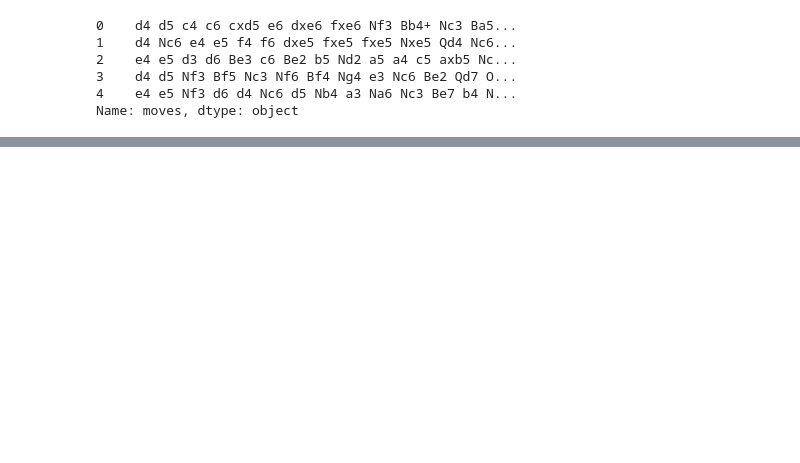
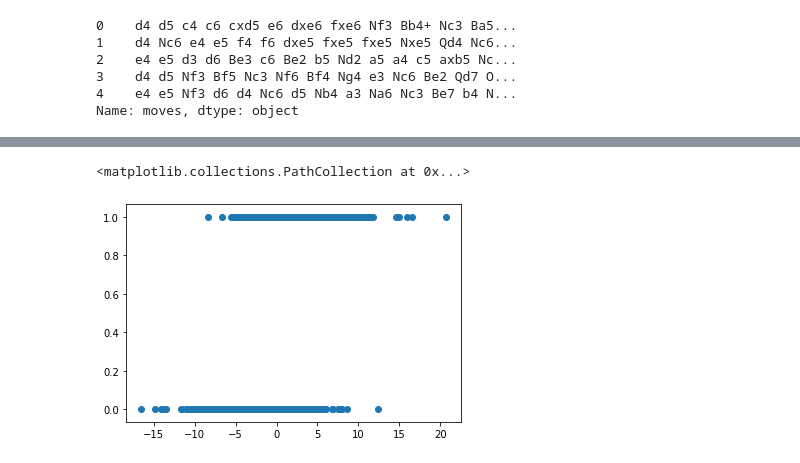
Before and after one commit to Pavitheran/chess-ai, a Jupyter notebook: bots/chess/Untitled.ipynb, the cells around one changed output, grey strips where cells are left out. Cells and saved outputs as stored; diff of their text form; code cells hidden in the pictures; blank space fills up the shorter version.

```diff
--- a/bots/chess/Untitled.ipynb
+++ b/bots/chess/Untitled.ipynb
@@ -86,0 +199,5 @@ AttributeError: 'str' object has no attribute 'readline'
+# %%
+plt.scatter(-1*data, winner)
+# %% [output]
+<matplotlib.collections.PathCollection at 0x...>
+[figure, added]
```
Also changed, not shown: parts of 44 cells of this notebook, 7 other files.
